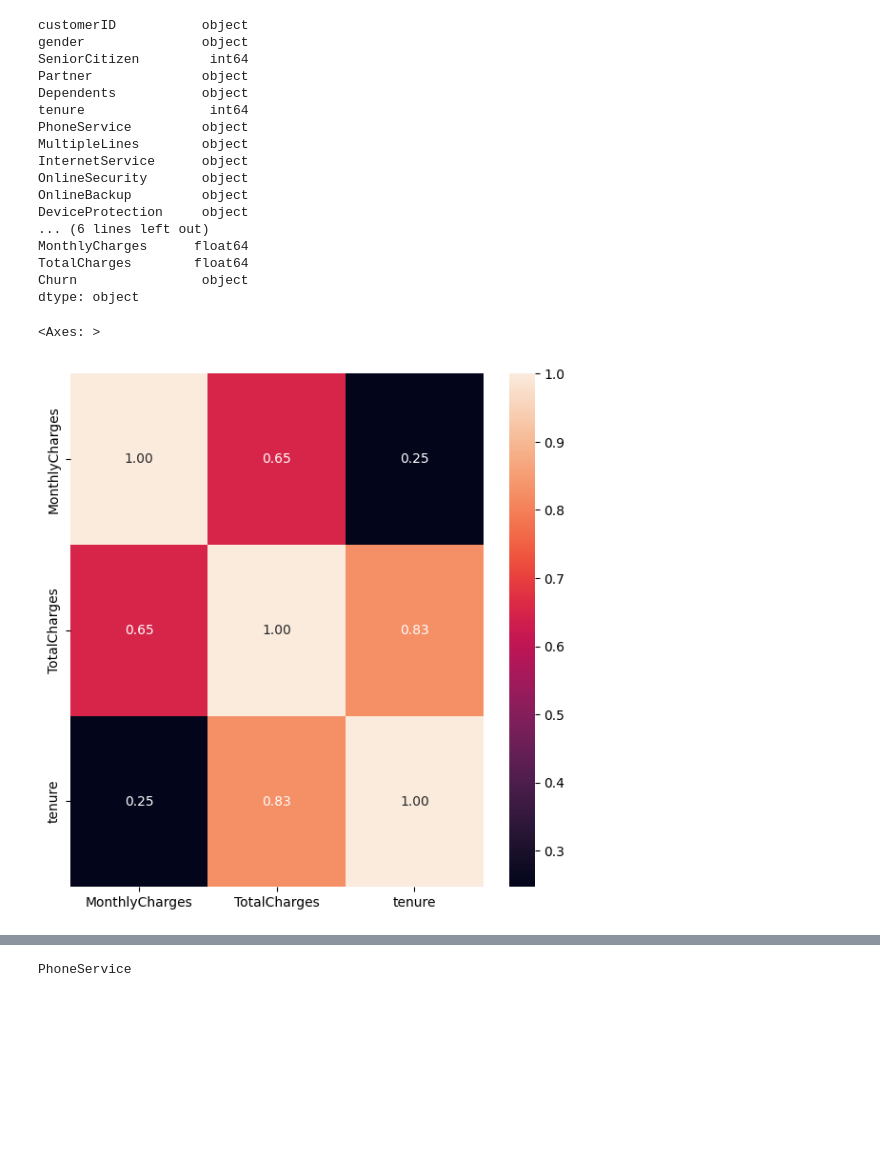
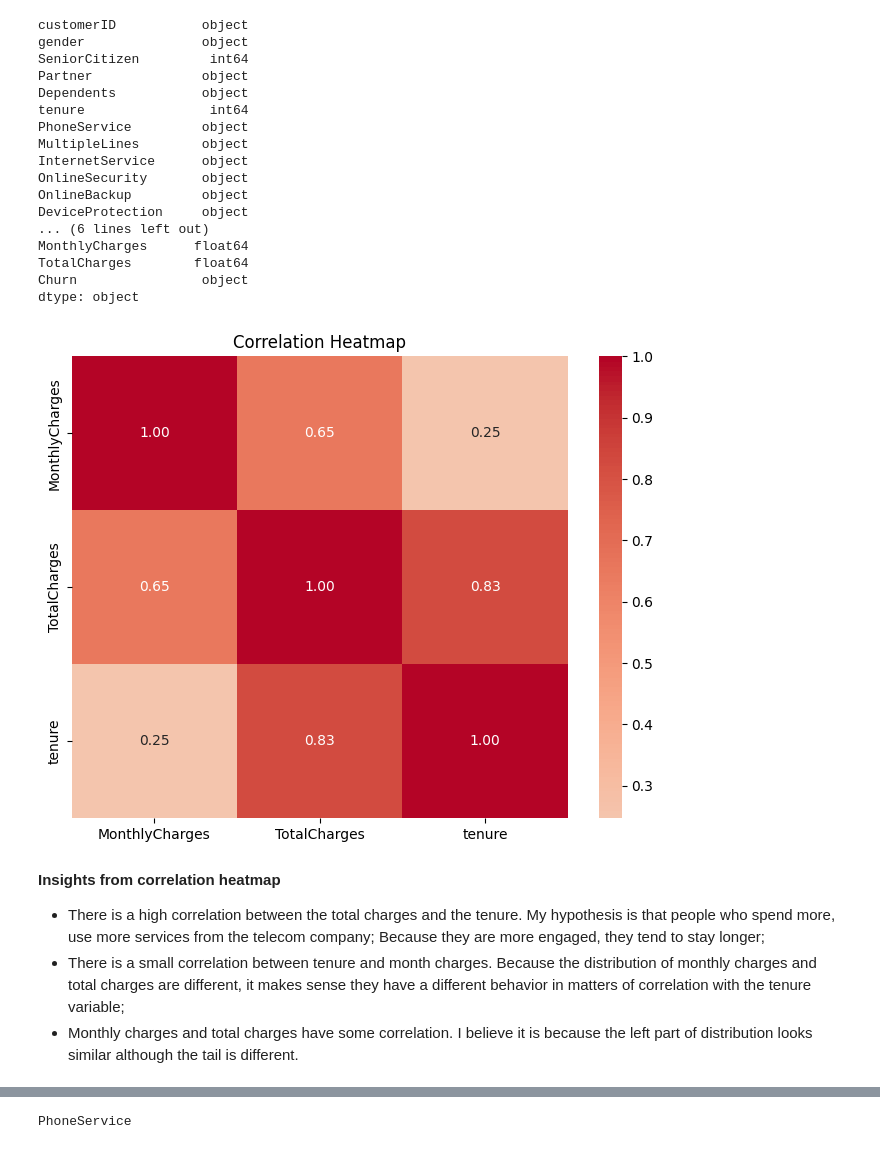
Before and after one commit to jekasores/a3data_ds_challenge, a Jupyter notebook: solution.ipynb, the cells around one changed output, grey strips where cells are left out. Cells and saved outputs as stored; diff of their text form; code cells hidden in the pictures; blank space fills up the shorter version.

```diff
--- a/solution.ipynb
+++ b/solution.ipynb
@@ -213,10 +234,19 @@ MonthlyCharges      float64
 TotalCharges        float64
 Churn                object
 dtype: object
-# %%
-fig, ax = plt.subplots(figsize=(7,7))
-corr_columns = ['MonthlyCharges', 'TotalCharges', 'tenure']
-sns.heatmap(df[corr_columns].corr(), annot=True, fmt=".2f")
-# %% [output]
-<Axes: >
-[figure, removed]
+# %%
+# Plot the correlation heatmap
+data = df[['MonthlyCharges', 'TotalCharges', 'tenure']]
+corr_matrix = data.corr()
+
+plt.figure(figsize=(8, 6))
+sns.heatmap(corr_matrix, annot=True, cmap='coolwarm', center=0, fmt='.2f')
+plt.title('Correlation Heatmap')
+plt.show()
+# %% [output]
+[figure, added]
+# %% [markdown]
+**Insights from correlation heatmap**
+- There is a high correlation between the total charges and the tenure. My hypothesis is that people who spend more, use more services from the telecom company; Because they are more engaged, they tend to stay longer;
+- There is a small correlation between tenure and month charges. Because the distribution of monthly charges and total charges are different, it makes sense they have a different behavior in matters of correlation with the tenure variable;
+- Monthly charges and total charges have some correlation. I believe it is because the left part of distribution looks similar although the tail is different.
```
Also changed, not shown: parts of 6 cells of this notebook.
